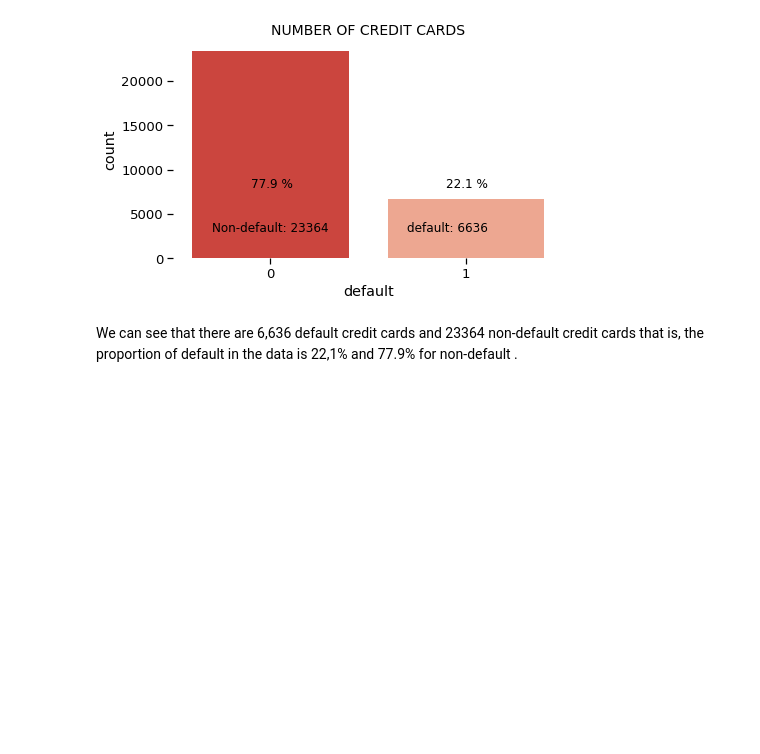
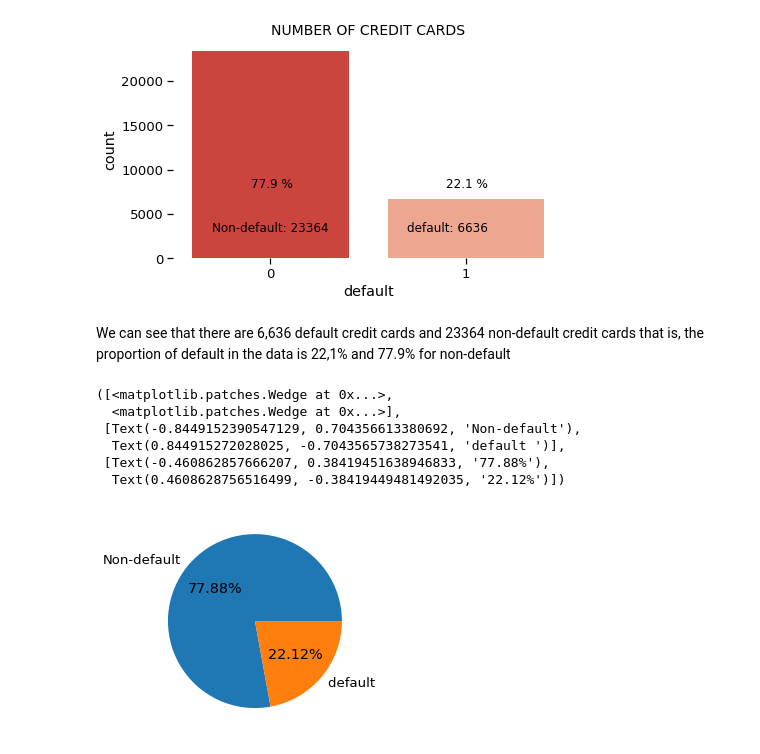
Before and after one commit to shakib68/credit-card-capstone3, a Jupyter notebook: Copy_of_Credit_Card_Default_Prediction_Capstone_Project.ipynb, the cells around one changed output. Saved outputs shown, nothing was run; the diff lists cells and outputs as text; code cells hidden in the pictures; blank space fills up the shorter version.

```diff
--- a/Copy_of_Credit_Card_Default_Prediction_Capstone_Project.ipynb
+++ b/Copy_of_Credit_Card_Default_Prediction_Capstone_Project.ipynb
@@ -292,4 +293,17 @@ plt.box(False);
 # %% [output]
 [figure]
 # %% [markdown]
-We can see that there are 6,636 default credit cards and 23364 non-default credit cards that is, the proportion of default in the data is 22,1% and 77.9% for non-default .
+We can see that there are 6,636 default credit cards and 23364 non-default credit cards that is, the proportion of default in the data is 22,1% and 77.9% for non-default
+# %%
+# Pie Plot of Target variable(Price range ) showing percentage of each catogory
+count=df['default'].value_counts().values
+classes = ['Non-default', 'default ']
+plt.pie(count,labels=classes, autopct='%1.2f%%')
+# %% [output]
+([<matplotlib.patches.Wedge at 0x...>,
+  <matplotlib.patches.Wedge at 0x...>],
+ [Text(-0.8449152390547129, 0.704356613380692, 'Non-default'),
+  Text(0.844915272028025, -0.7043565738273541, 'default ')],
+ [Text(-0.460862857666207, 0.38419451638946833, '77.88%'),
+  Text(0.4608628756516499, -0.38419449481492035, '22.12%')])
+[figure, added]
```
Also changed, not shown: parts of 62 cells of this notebook.
